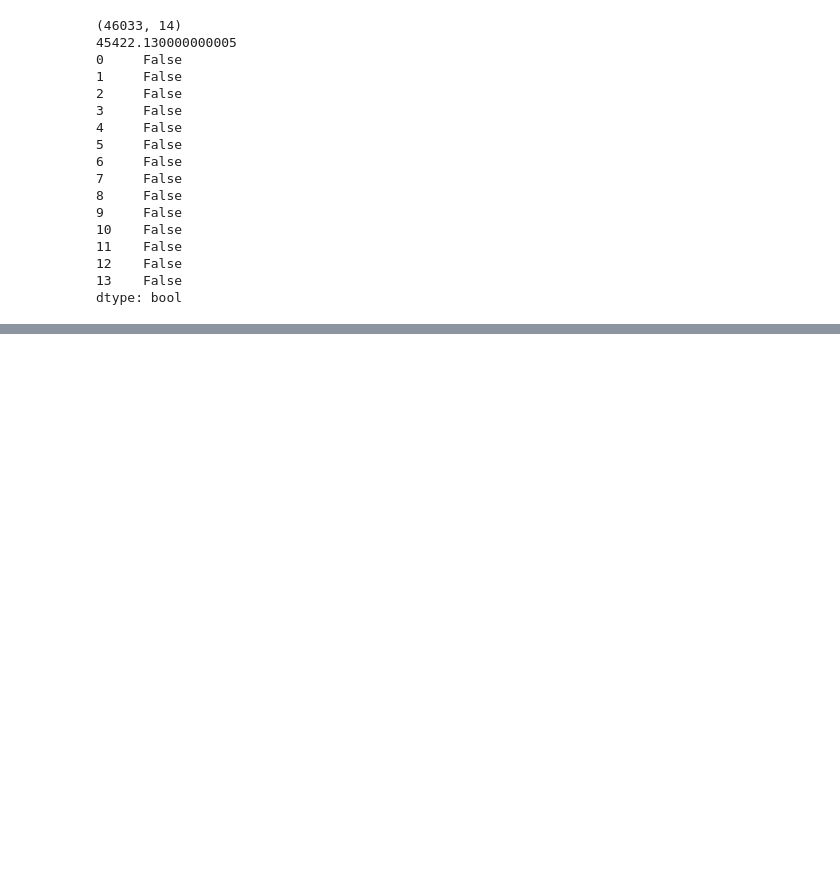
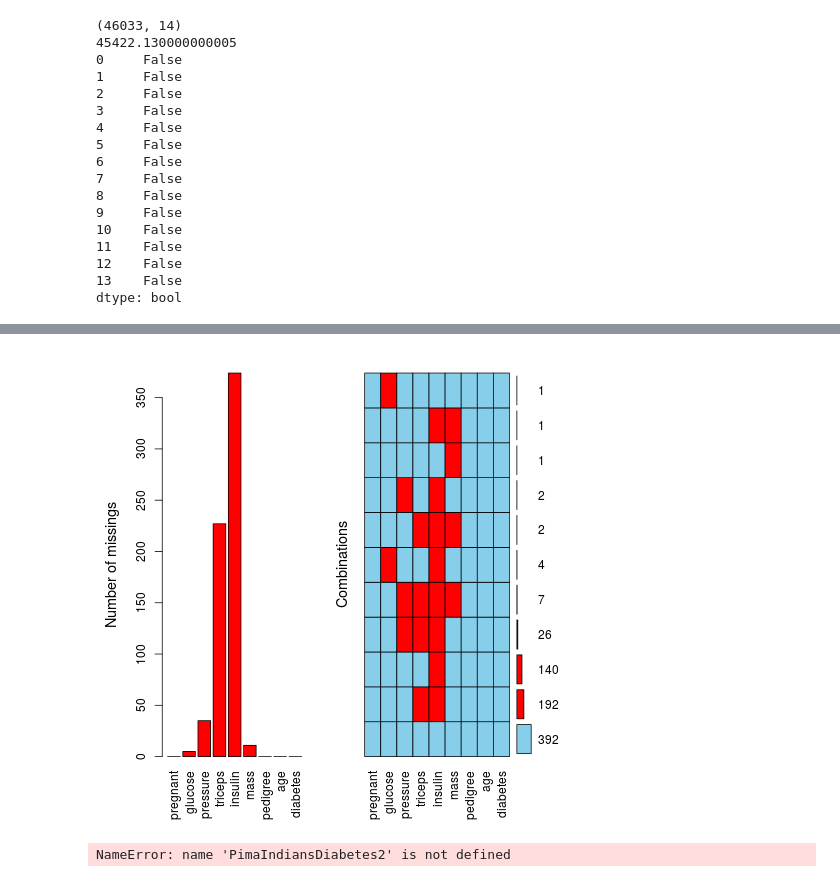
Before and after one commit to Alsaxian/salaryDiscovery, a Jupyter notebook: Explanation.ipynb, the cells around one changed output, grey strips where cells are left out. Saved outputs shown, nothing was run; the diff lists cells and outputs as text; code cells hidden in the pictures; blank space fills up the shorter version.

```diff
--- a/Explanation.ipynb
+++ b/Explanation.ipynb
@@ -60,0 +199,13 @@ test.tail()
+# %%
+%%R
+
+VIM::aggr(PimaIndiansDiabetes2, prop = FALSE, numbers = TRUE)
+# %% [output]
+[figure, added]
+# %%
+from rpy2.robjects import r, pandas2ri
+pandas2ri.activate()
+completeR = pandas2ri.py2ri(complete)
+completeR.head()
+# %% [output]
+NameError: name 'PimaIndiansDiabetes2' is not defined
```
Also changed, not shown: parts of 10 cells of this notebook.
